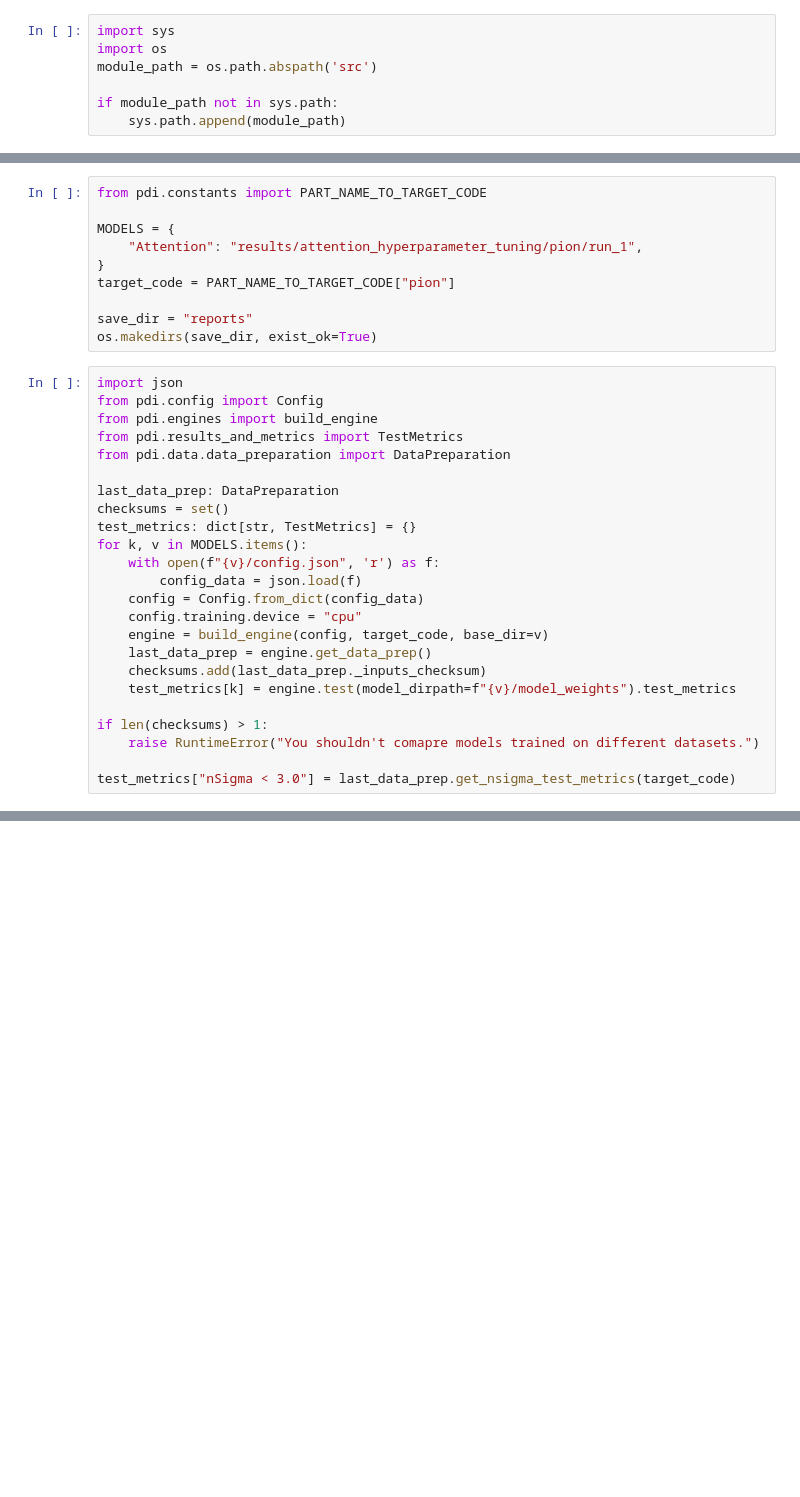
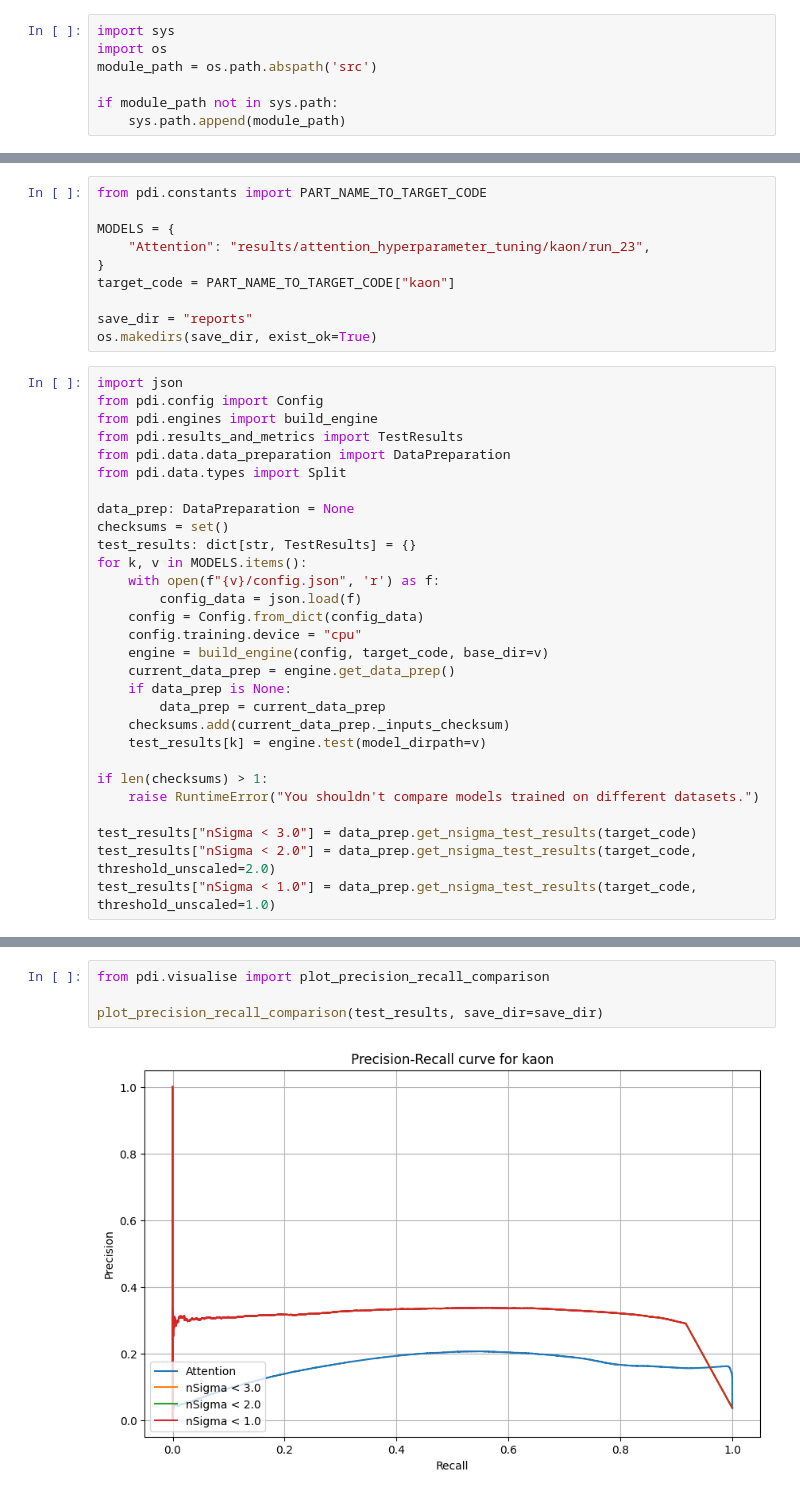
Before and after one commit to mytkom/AlicePIDML, a Jupyter notebook: notebooks/compare_models.ipynb, the cells around one changed output, grey strips where cells are left out. Drawn from its saved outputs; the diff is of its cells as text; blank space fills up the shorter version.

Commit message:
a big improvement for compare models performance, added vs pt plots

```diff
--- a/notebooks/compare_models.ipynb
+++ b/notebooks/compare_models.ipynb
@@ -16,9 +23,9 @@ if module_path not in sys.path:
 from pdi.constants import PART_NAME_TO_TARGET_CODE
 
 MODELS = {
-    "Attention": "results/attention_hyperparameter_tuning/pion/run_1",
+    "Attention": "results/attention_hyperparameter_tuning/kaon/run_23",
 }
-target_code = PART_NAME_TO_TARGET_CODE["pion"]
+target_code = PART_NAME_TO_TARGET_CODE["kaon"]
 
 save_dir = "reports"
 os.makedirs(save_dir, exist_ok=True)
@@ -26,23 +33,28 @@ os.makedirs(save_dir, exist_ok=True)
 import json
 from pdi.config import Config
 from pdi.engines import build_engine
-from pdi.results_and_metrics import TestMetrics
+from pdi.results_and_metrics import TestResults
 from pdi.data.data_preparation import DataPreparation
+from pdi.data.types import Split
 
-last_data_prep: DataPreparation
+data_prep: DataPreparation = None
 checksums = set()
-test_metrics: dict[str, TestMetrics] = {}
+test_results: dict[str, TestResults] = {}
 for k, v in MODELS.items():
     with open(f"{v}/config.json", 'r') as f:
         config_data = json.load(f)
     config = Config.from_dict(config_data)
     config.training.device = "cpu"
     engine = build_engine(config, target_code, base_dir=v)
-    last_data_prep = engine.get_data_prep()
-    checksums.add(last_data_prep._inputs_checksum)
-    test_metrics[k] = engine.test(model_dirpath=f"{v}/model_weights").test_metrics
+    current_data_prep = engine.get_data_prep()
+    if data_prep is None:
+        data_prep = current_data_prep
+    checksums.add(current_data_prep._inputs_checksum)
+    test_results[k] = engine.test(model_dirpath=v)
 
 if len(checksums) > 1:
-    raise RuntimeError("You shouldn't comapre models trained on different datasets.")
+    raise RuntimeError("You shouldn't compare models trained on different datasets.")
 
-test_metrics["nSigma < 3.0"] = last_data_prep.get_nsigma_test_metrics(target_code)
+test_results["nSigma < 3.0"] = data_prep.get_nsigma_test_results(target_code)
+test_results["nSigma < 2.0"] = data_prep.get_nsigma_test_results(target_code, threshold_unscaled=2.0)
+test_results["nSigma < 1.0"] = data_prep.get_nsigma_test_results(target_code, threshold_unscaled=1.0)
@@ -88,0 +134,6 @@ plt.show()
+# %%
+from pdi.visualise import plot_precision_recall_comparison
+
+plot_precision_recall_comparison(test_results, save_dir=save_dir)
+# %% [output]
+[figure, added]
```
Also changed, not shown: parts of 12 cells of this notebook, 7 other files.
